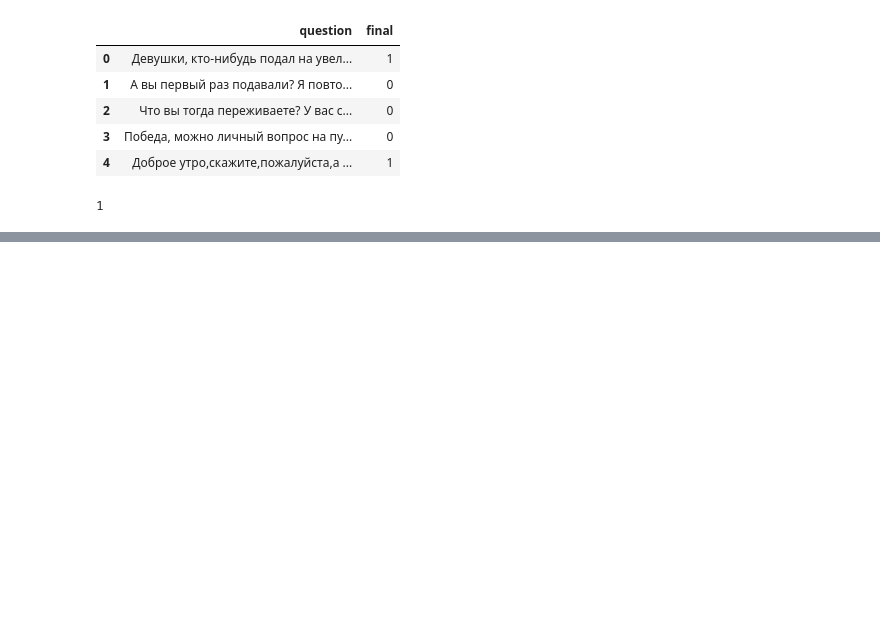
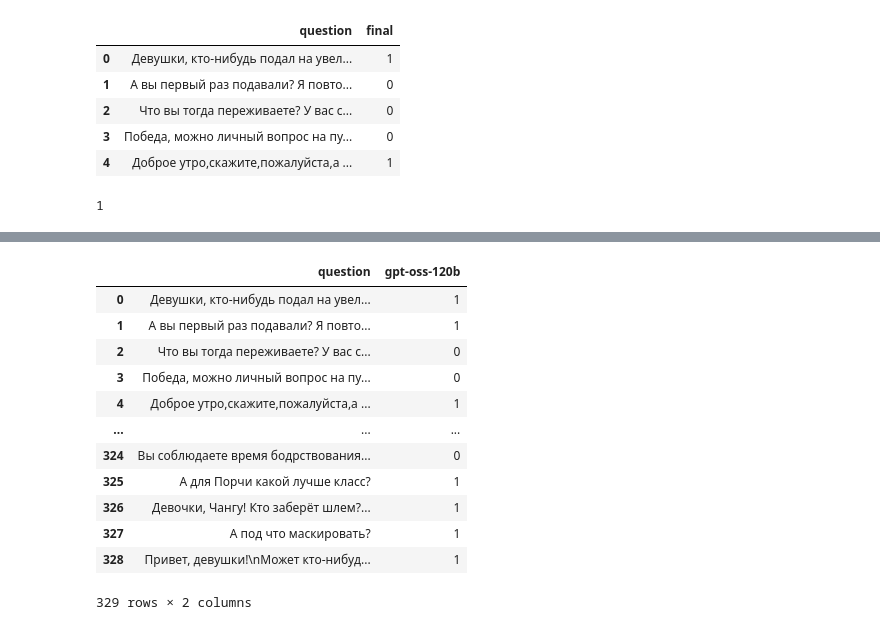
Before and after one commit to Yeegaure/FAQ_autocollector, a Jupyter notebook: llm_classifier.ipynb, the cells around one changed output, grey strips where cells are left out. Cells and saved outputs as stored; diff of their text form; code cells hidden in the pictures; blank space fills up the shorter version.

```diff
--- a/llm_classifier.ipynb
+++ b/llm_classifier.ipynb
@@ -172,0 +161,17 @@ results_df.to_csv('llm_classifications.csv')
+# %%
+results_df_gpt_oss_120b = classifier.classify_dataframe(df_final_labels.loc[:, ['question']], 'gpt-oss-120b')
+results_df_gpt_oss_120b
+# %% [output]
+|  | question | gpt-oss-120b |
+| 0 | Девушки, кто-нибудь подал на увел... | 1 |
+| 1 | А вы первый раз подавали? Я повто... | 1 |
+| 2 | Что вы тогда переживаете? У вас с... | 0 |
+| 3 | Победа, можно личный вопрос на пу... | 0 |
+| 4 | Доброе утро,скажите,пожалуйста,а ... | 1 |
+| ... | ... | ... |
+| 324 | Вы соблюдаете время бодрствования... | 0 |
+| 325 | А для Порчи какой лучше класс? | 1 |
+| 326 | Девочки, Чангу! Кто заберёт шлем?... | 1 |
+| 327 | А под что маскировать? | 1 |
+| 328 | Привет, девушки!\nМожет кто-нибуд... | 1 |
+329 rows × 2 columns
```
Also changed, not shown: parts of 26 cells of this notebook, 1 other file.
